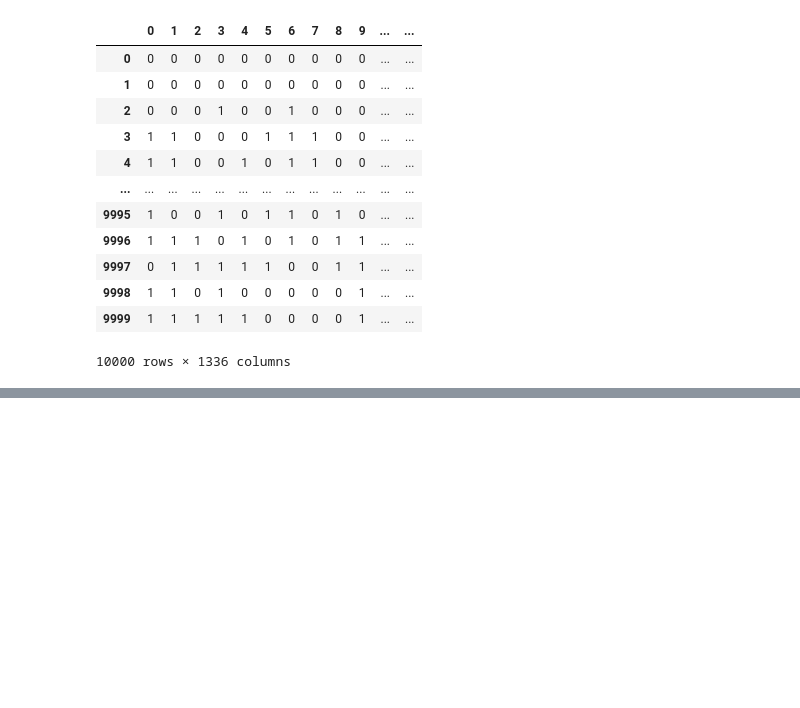
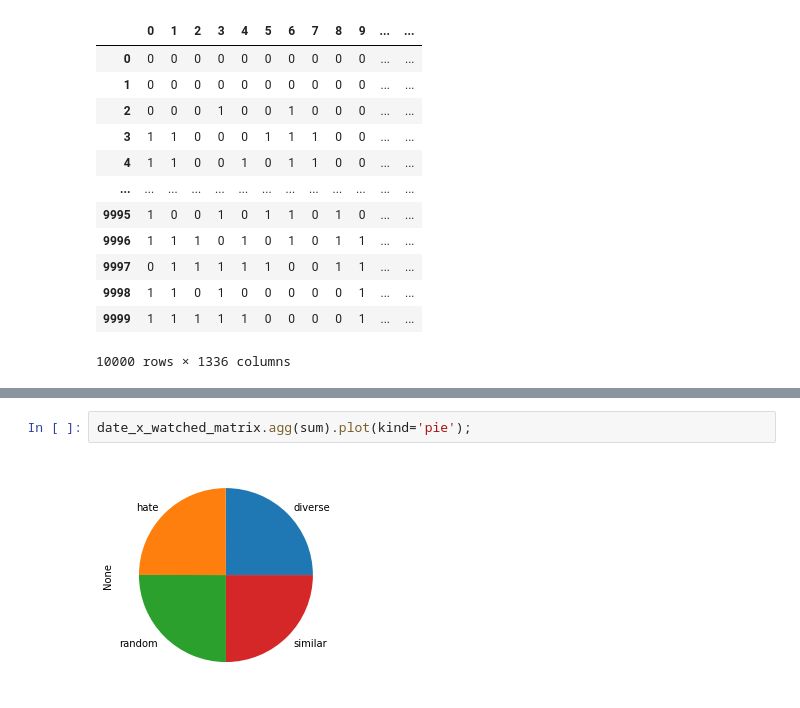
Before and after one commit to ciCciC/RecommendationSysTopicModel, a Jupyter notebook: notebooks/data_simulator.ipynb, the cells around one changed output, grey strips where cells are left out. Cells and saved outputs as stored; diff of their text form; blank space fills up the shorter version.

```diff
--- a/notebooks/data_simulator.ipynb
+++ b/notebooks/data_simulator.ipynb
@@ -410,0 +452,4 @@ xx
+# %%
+date_x_watched_matrix.agg(sum).plot(kind='pie');
+# %% [output]
+[figure, added]
```
Also changed, not shown: parts of 8 cells of this notebook, 3 other files.
